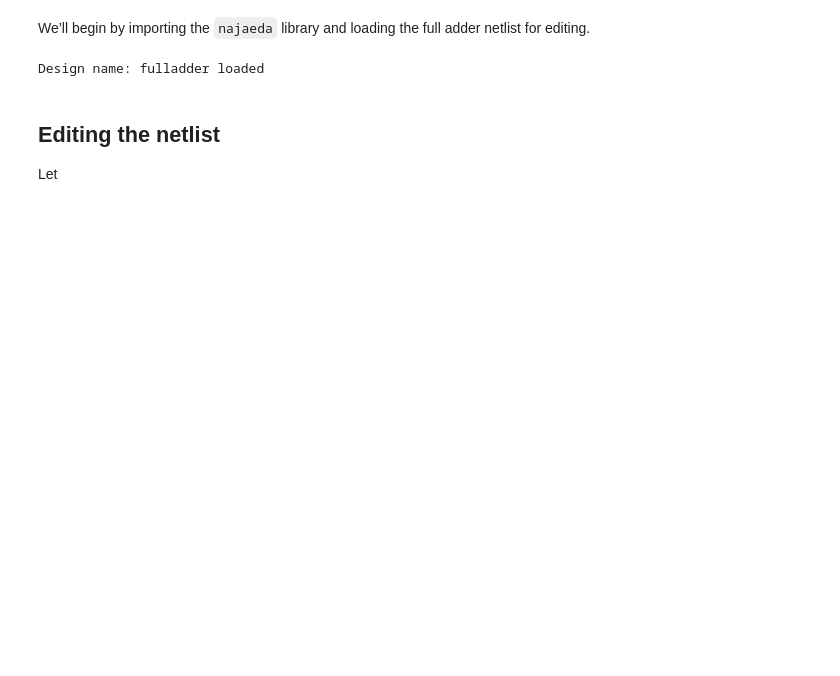
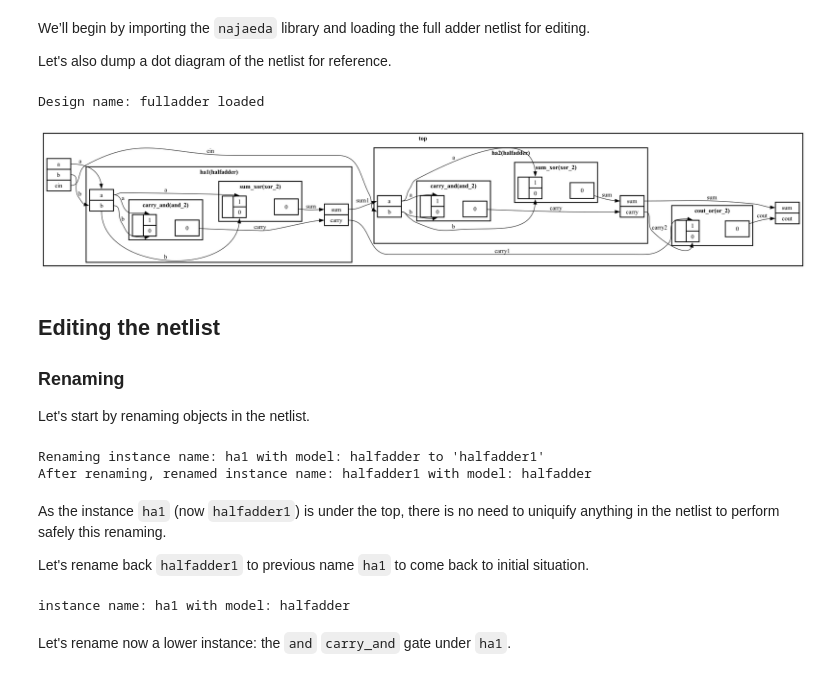
Before and after one commit to najaeda/najaeda-tutorials, a Jupyter notebook: notebooks/03_editing_a_netlist.ipynb, the cells around one changed output. Cells and saved outputs as stored; diff of their text form; code cells hidden in the pictures; blank space fills up the shorter version.

```diff
--- a/notebooks/03_editing_a_netlist.ipynb
+++ b/notebooks/03_editing_a_netlist.ipynb
@@ -53,16 +57,45 @@ Writing fulladder.v
 # %% [markdown]
 We’ll begin by importing the `najaeda` library and loading the full adder netlist for editing.
+
+Let's also dump a dot diagram of the netlist for reference.
-# %%
-from najaeda import netlist
-top = netlist.load_verilog('fulladder.v')
-print(f"Design name: {top.get_name()} loaded")
-# %% [output]
-Design name: fulladder loaded
+# %%
+
+from najaeda import netlist
+
+def display_dot(instance):
+    instance.dump_full_dot(f"{instance.get_name()}.dot")
+    !dot -Tpng {instance.get_name()}.dot -o {instance.get_name()}.png
+    from IPython.display import Image, display
+    display(Image(filename=f"{instance.get_name()}.png"))
+
+top = netlist.load_verilog('fulladder.v')
+print(f"Design name: {top.get_name()} loaded")
+display_dot(top)
+# %% [output]
+Design name: fulladder loaded
+[figure, added]
 # %% [markdown]
 ## Editing the netlist
 
-Let
+### Renaming
+
+Let's start by renaming objects in the netlist.
 # %%
 ha1 = top.get_child_instance('ha1')
-print(f"Instance name: {ha1.get_name()} with model: {ha1.get_model_name()}")
+print(f"Renaming instance name: {ha1.get_name()} with model: {ha1.get_model_name()} to 'halfadder1'")
 ha1.set_name('halfadder1')
+print(f"After renaming, renamed instance name: {ha1.get_name()} with model: {ha1.get_model_name()}")
+# %% [output]
+Renaming instance name: ha1 with model: halfadder to 'halfadder1'
+After renaming, renamed instance name: halfadder1 with model: halfadder
+# %% [markdown]
+As the instance `ha1` (now `halfadder1`) is under the top, there is no need to uniquify anything in the netlist to perform safely this renaming.
+
+Let's rename back `halfadder1` to previous name `ha1` to come back to initial situation.
+# %%
+ha1.set_name('ha1')
+print(f"instance name: {ha1.get_name()} with model: {ha1.get_model_name()}")
+# %% [output]
+instance name: ha1 with model: halfadder
+# %% [markdown]
+Let's rename now a lower instance: the `and` `carry_and` gate under `ha1`.
```
Also changed, not shown: parts of 7 cells of this notebook, 1 other file.
